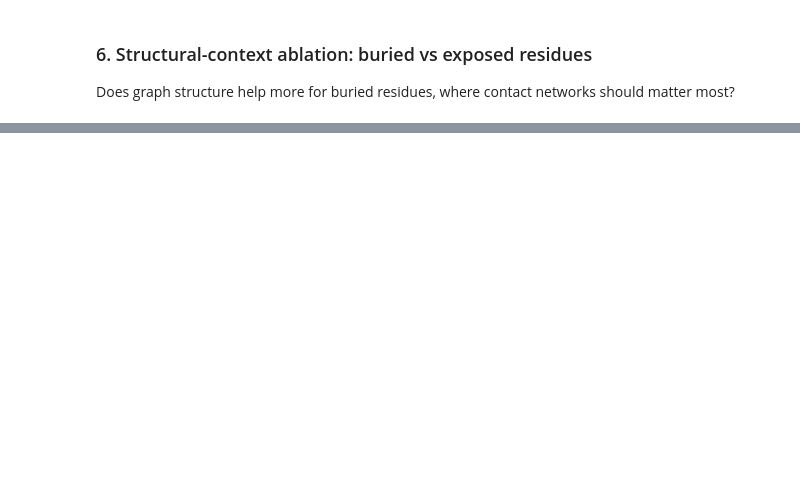
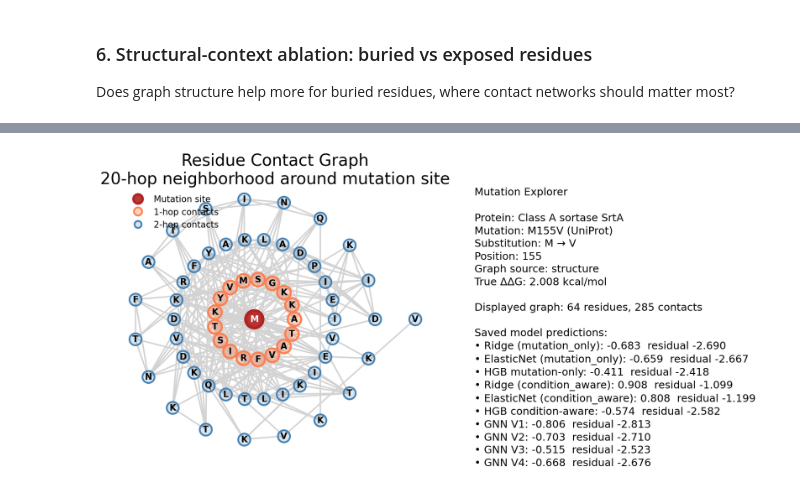
Before and after one commit to amy-acharya/aml-final-project, a Jupyter notebook: final_figures.ipynb, the cells around one changed output, grey strips where cells are left out. Saved outputs shown, nothing was run; the diff lists cells and outputs as text; code cells hidden in the pictures; blank space fills up the shorter version.

```diff
--- a/final_figures.ipynb
+++ b/final_figures.ipynb
@@ -680,0 +1332,4 @@ TESTING
+# %%
+plot_contact_graph_example(contact_graph_example, max_hops=20)
+# %% [output]
+[figure, added]
```
Also changed, not shown: parts of 20 cells of this notebook, 7 other files.
